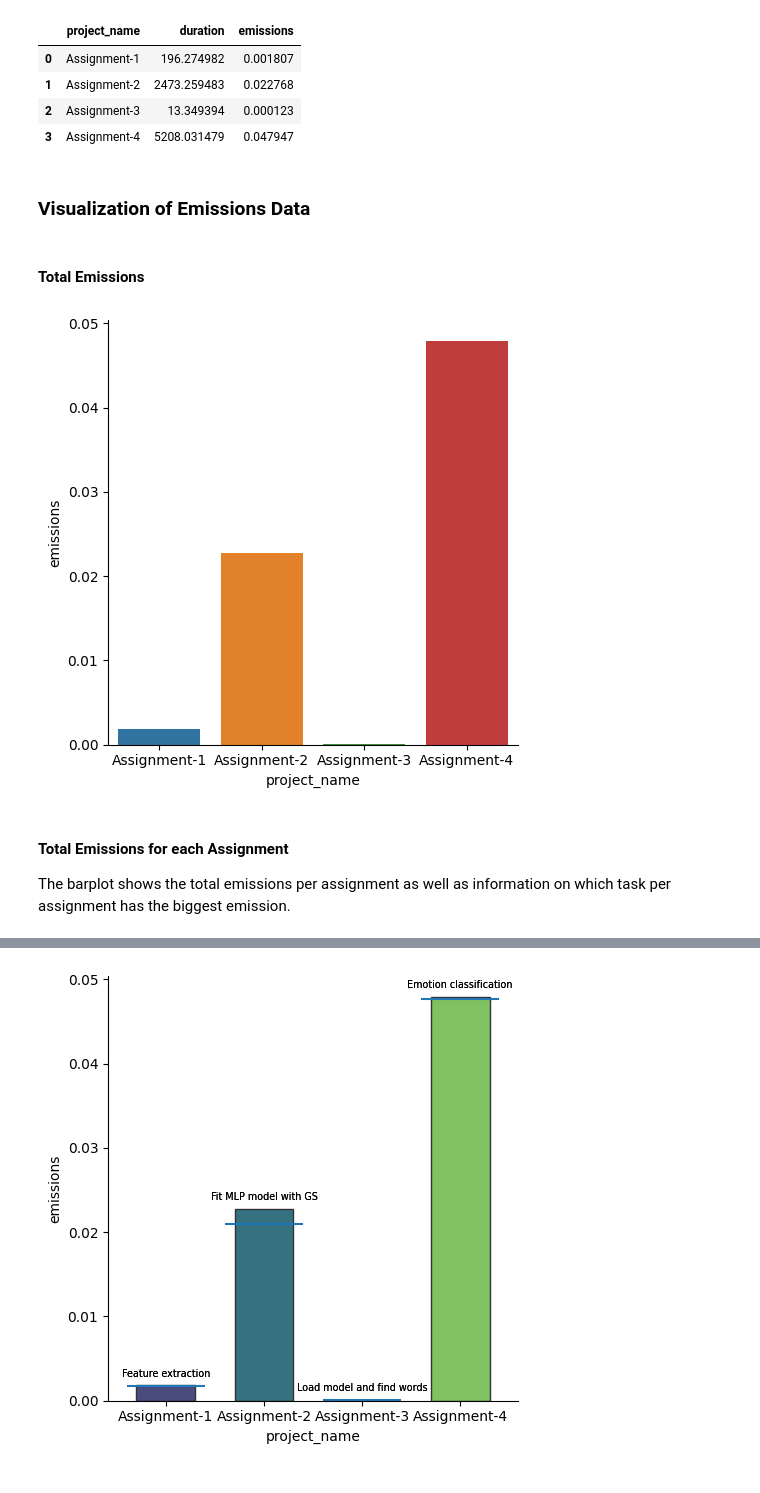
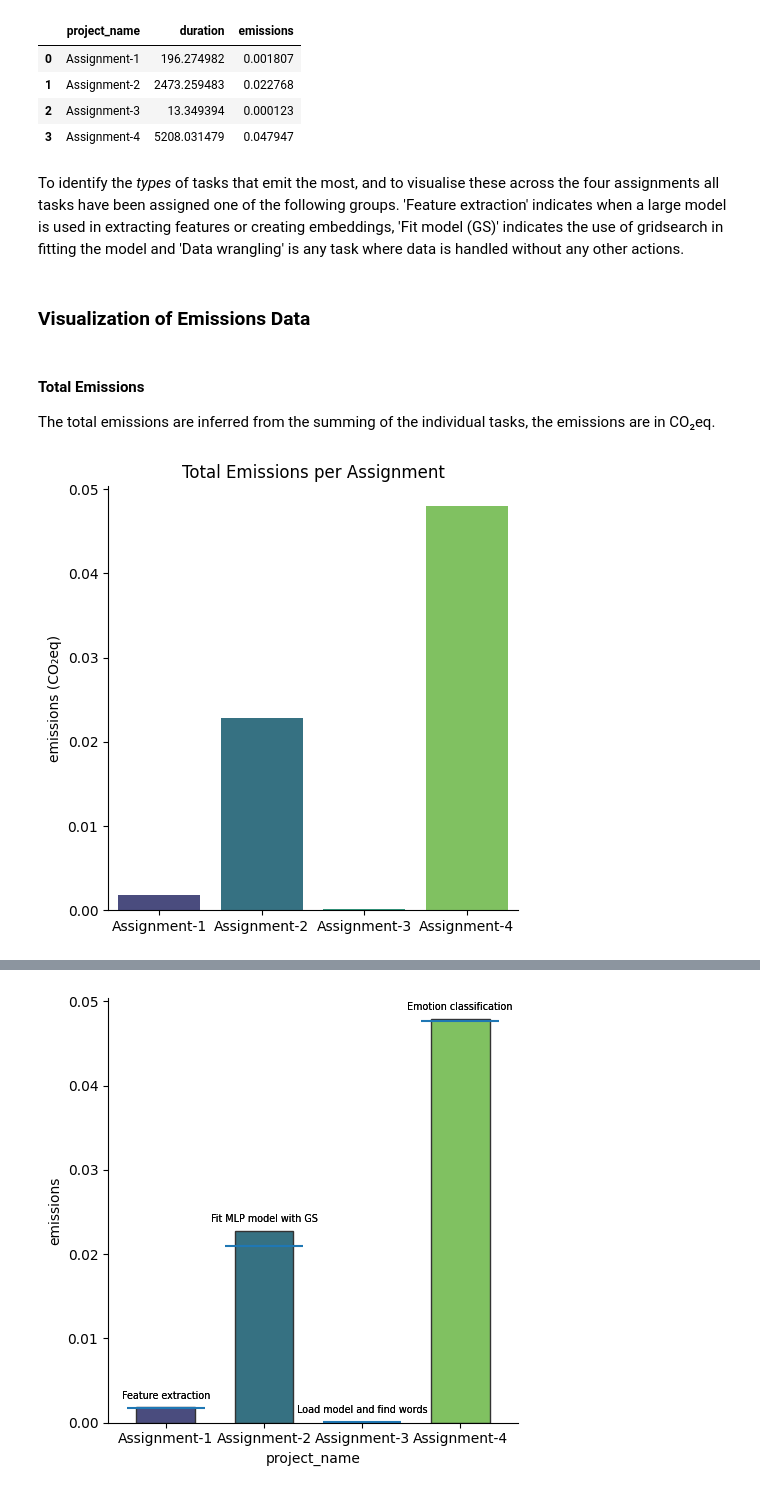
Before and after one commit to lrahbek/cds-lang-assignments, a Jupyter notebook: assignment-5/emissions.ipynb, the cells around one changed output, grey strips where cells are left out. Cells and saved outputs as stored; diff of their text form; code cells hidden in the pictures.

Commit message:
plots a5

```diff
--- a/assignment-5/emissions.ipynb
+++ b/assignment-5/emissions.ipynb
@@ -60,3 +57,5 @@ emissions_total
 | 1 | Assignment-2 | 2473.259483 | 0.022768 |
 | 2 | Assignment-3 | 13.349394 | 0.000123 |
 | 3 | Assignment-4 | 5208.031479 | 0.047947 |
+# %% [markdown]
+To identify the *types* of tasks that emit the most, and to visualise these across the four assignments all tasks have been assigned one of the following groups. 'Feature extraction'  indicates when a large model is used in extracting features or creating embeddings, 'Fit model (GS)' indicates the use of gridsearch in fitting the model and 'Data wrangling' is any task where data is handled without any other actions.
@@ -63,16 +69,18 @@ emissions_total
 # %% [markdown]
 ### Visualization of Emissions Data
-# %% [markdown]
-#### Total Emissions
+# %% [markdown]
+#### Total Emissions
+The total emissions are inferred from the summing of the individual tasks, the emissions are in CO₂eq.
 # %%
-sns.catplot(data=emissions_total,
+g = sns.catplot(data=emissions_total,
             x="project_name",
             y="emissions",
             hue = "project_name",
-            kind="bar")
-plt.savefig("out/total_em_bar.png")
+            kind="bar",
+            palette = sns.mpl_palette("viridis", 4),
+            )
+g.set_axis_labels("", "emissions (CO₂eq)")
+plt.title("Total Emissions per Assignment")
+plt.savefig("plots/total_emissions.png", bbox_inches='tight')
 # %% [output]
-[figure, old version]
+[figure, new version]
-# %% [markdown]
-#### Total Emissions for each Assignment
-The barplot shows the total emissions per assignment as well as information on which task per assignment has the biggest emission.
```
Also changed, not shown: parts of 16 cells of this notebook, 4 other files.
